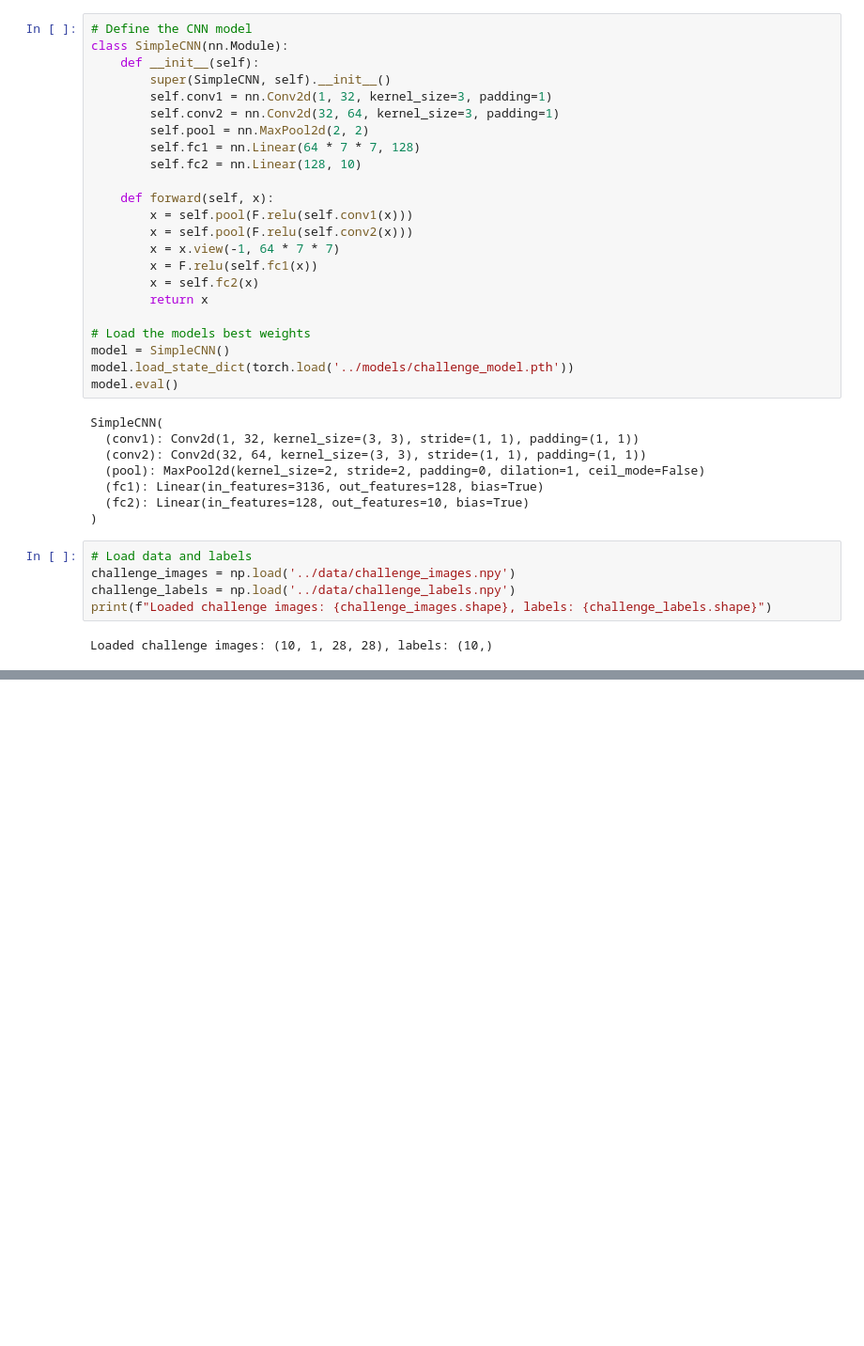
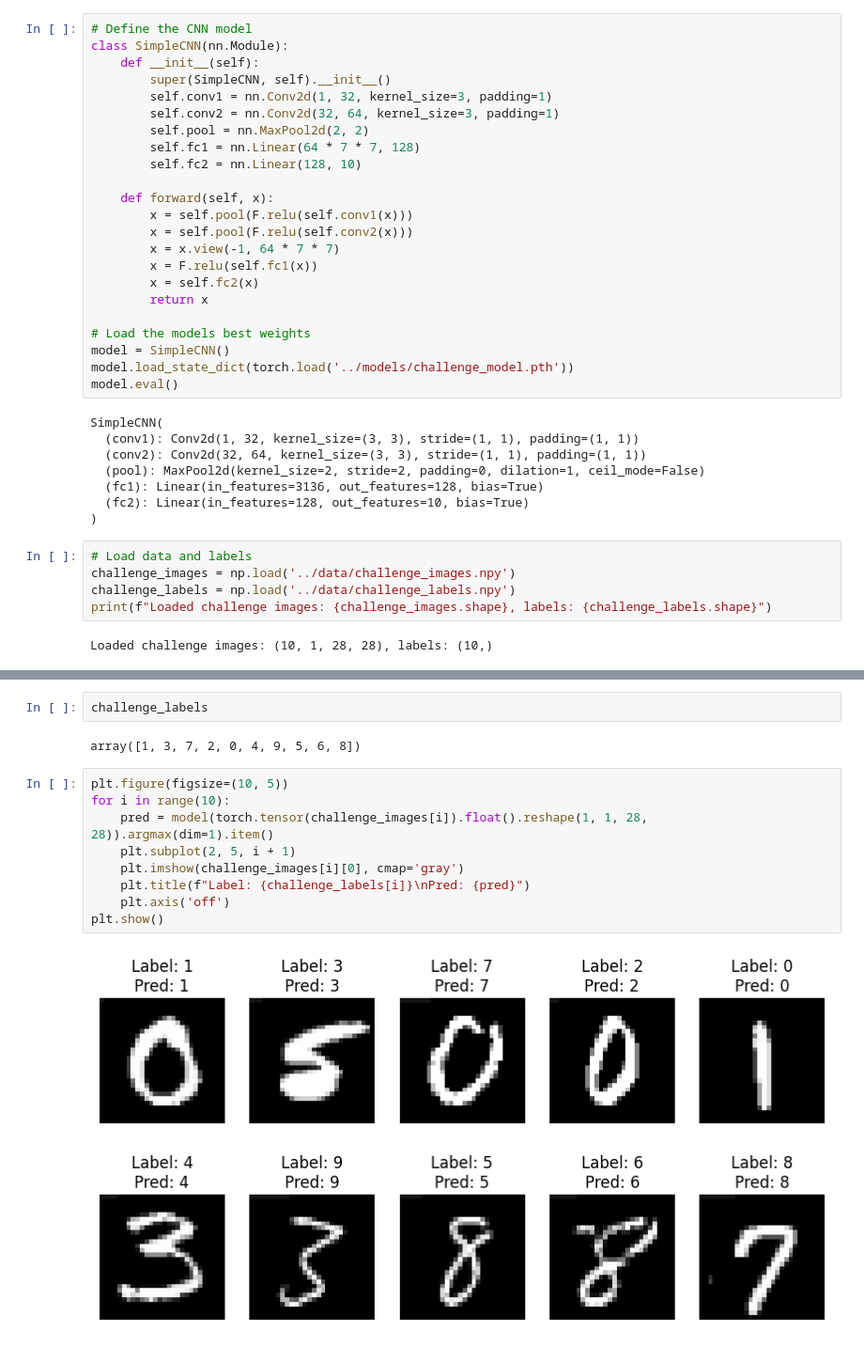
Before and after one commit to yvokeller/xai, a Jupyter notebook: notebooks/mini_challenge.ipynb, the cells around one changed output, grey strips where cells are left out. Shown at 94% size. Drawn from its saved outputs; the diff is of its cells as text; blank space fills up the shorter version.

Commit message:
solve the XAI challenge

```diff
--- a/notebooks/mini_challenge.ipynb
+++ b/notebooks/mini_challenge.ipynb
@@ -57,0 +86,15 @@ Loaded challenge images: (10, 1, 28, 28), labels: (10,)
+# %%
+challenge_labels
+# %% [output]
+array([1, 3, 7, 2, 0, 4, 9, 5, 6, 8])
+# %%
+plt.figure(figsize=(10, 5))
+for i in range(10):
+    pred = model(torch.tensor(challenge_images[i]).float().reshape(1, 1, 28, 28)).argmax(dim=1).item()
+    plt.subplot(2, 5, i + 1)
+    plt.imshow(challenge_images[i][0], cmap='gray')
+    plt.title(f"Label: {challenge_labels[i]}\nPred: {pred}")
+    plt.axis('off')
+plt.show()
+# %% [output]
+[figure, added]
```
Also changed, not shown: parts of 31 cells of this notebook.
